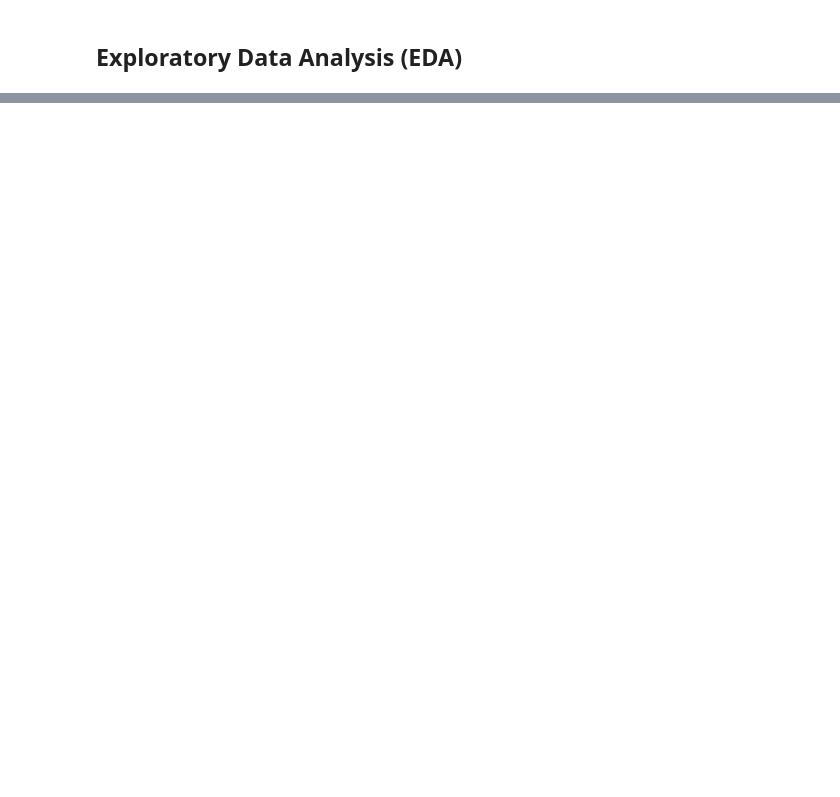
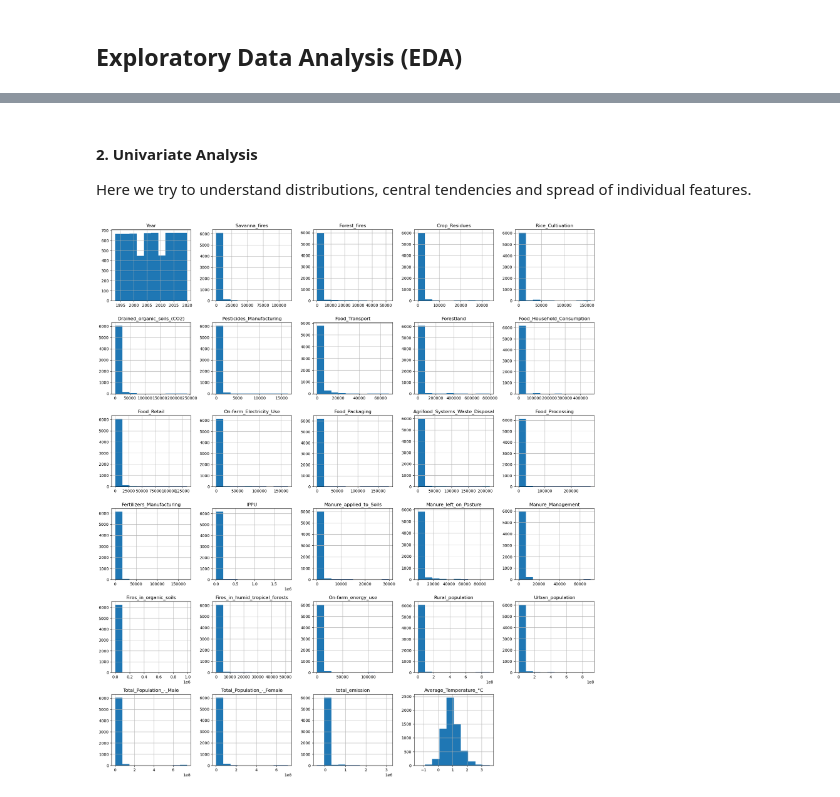
Before and after one commit to XylonD/2401PTDS_Regression_Project_Xylon, a Jupyter notebook: Analysis - Impact of agri activities on carbon emissions.ipynb, the cells around one changed output, grey strips where cells are left out. Cells and saved outputs as stored; diff of their text form; code cells hidden in the pictures; blank space fills up the shorter version.

```diff
--- a/Analysis - Impact of agri activities on carbon emissions.ipynb
+++ b/Analysis - Impact of agri activities on carbon emissions.ipynb
@@ -680,0 +697,4 @@ Series([], dtype: int64)
+# %%
+#create a clean variable representing the missing values
+
+df_cleaned = df_copy.copy()
@@ -682,0 +781,12 @@ Series([], dtype: int64)
+# %% [markdown]
+#### 2. Univariate Analysis
+
+Here we try to understand distributions, central tendencies and spread of individual features.
+# %%
+# Histograms for numerical columns
+df_cleaned.hist(figsize=(18, 20))
+plt.tight_layout()
+plt.xticks(rotation = 90)
+plt.show()
+# %% [output]
+[figure, added]
```
Also changed, not shown: parts of 46 cells of this notebook.
